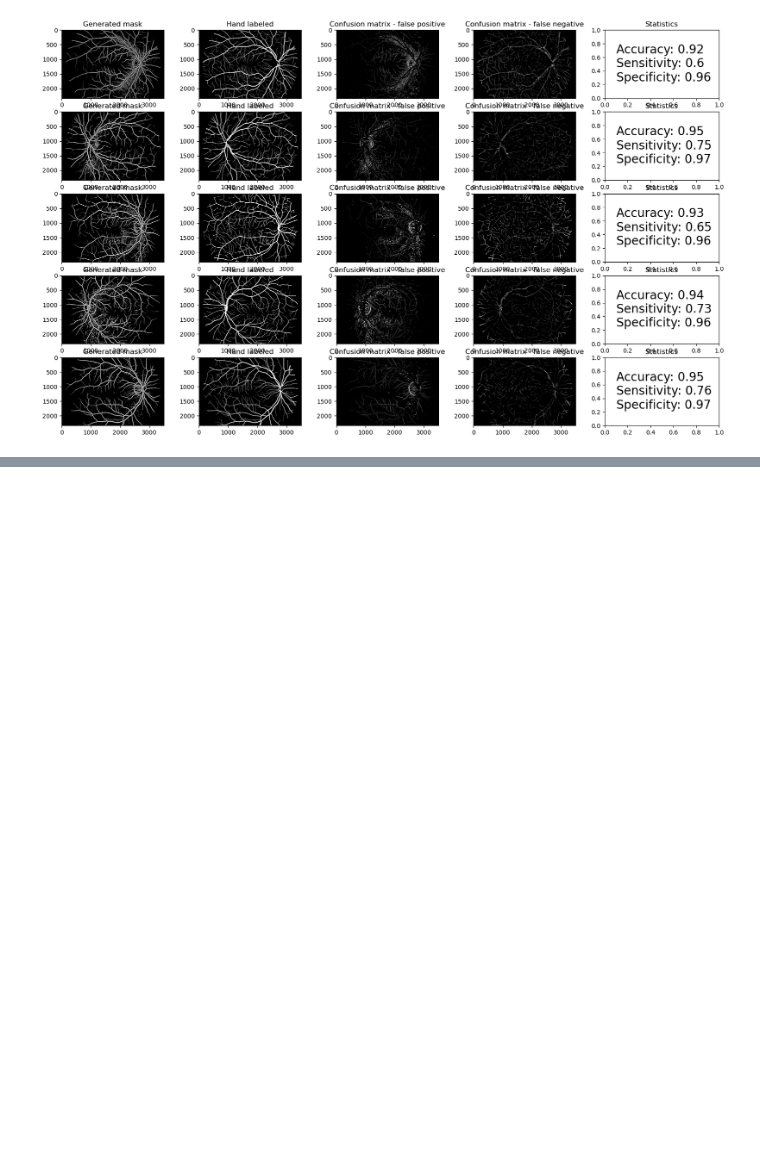
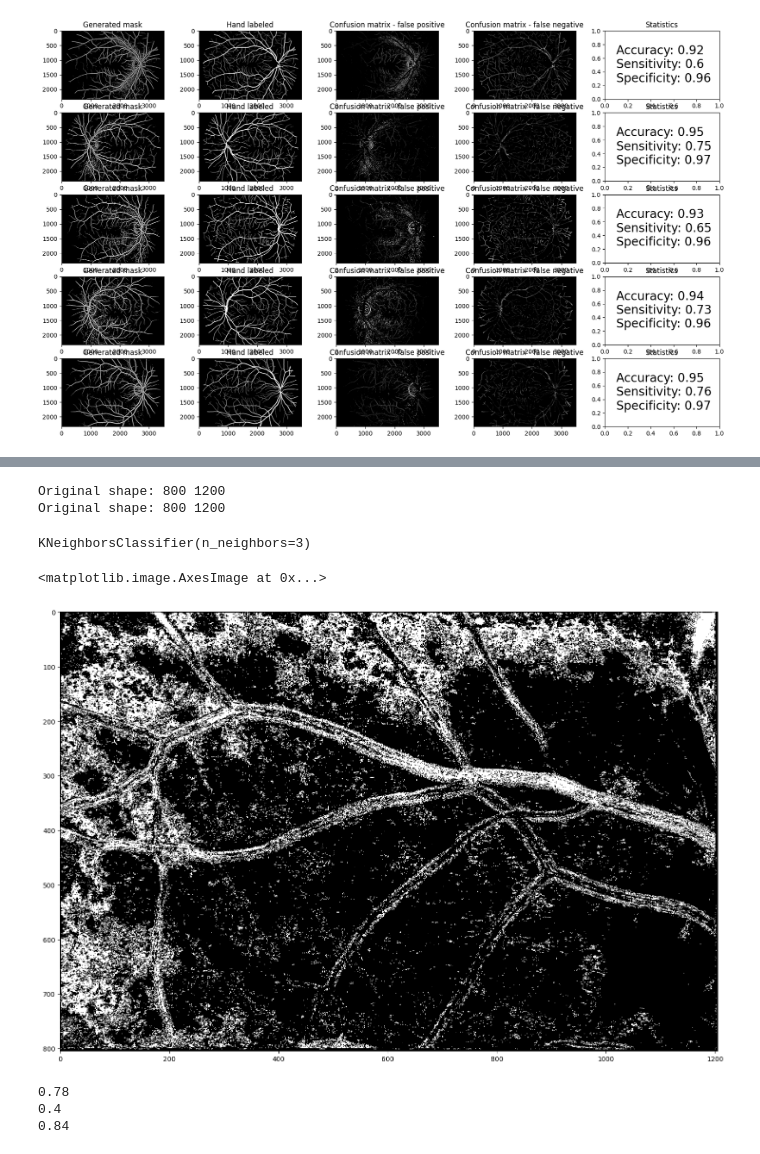
Before and after one commit to MagnuSiwy/DnoOka, a Jupyter notebook: dnoOka.ipynb, the cells around one changed output, grey strips where cells are left out. Drawn from its saved outputs; the diff is of its cells as text; code cells hidden in the pictures; blank space fills up the shorter version.

Commit message:
model scikitlearn

```diff
--- a/dnoOka.ipynb
+++ b/dnoOka.ipynb
@@ -198,0 +339,27 @@ plt.show()
+# %%
+parametrized = wrap_with_params(divided)
+parametrized_test = wrap_with_params(divided_test)
+# %% [output]
+Original shape: 800 1200
+Original shape: 800 1200
+# %%
+from sklearn.impute import SimpleImputer
+from sklearn.neighbors import KNeighborsClassifier
+from sklearn.model_selection import train_test_split
+
+imputer = SimpleImputer(strategy='constant', fill_value=0.0)
+model = KNeighborsClassifier(n_neighbors = 3)
+# %%
+imputer.fit(parametrized.features)
+model.fit(imputer.transform(parametrized.features), parametrized.labeled)
+# %% [output]
+KNeighborsClassifier(n_neighbors=3)
+# %%
+predict = model.predict(imputer.transform(parametrized_test.features))
+# %%
+width, height, _ = parametrized_test.package.padded.shape
+img = np.reshape(predict, (width, height))
+plt.imshow(img, cmap='gray')
+# %% [output]
+<matplotlib.image.AxesImage at 0x...>
+[figure, added]
@@ -198,0 +377,8 @@ plt.show()
+# %%
+print(accuracy)
+print(sensitivity)
+print(specificity)
+# %% [output]
+0.78
+0.4
+0.84
```
Also changed, not shown: parts of 6 cells of this notebook.
